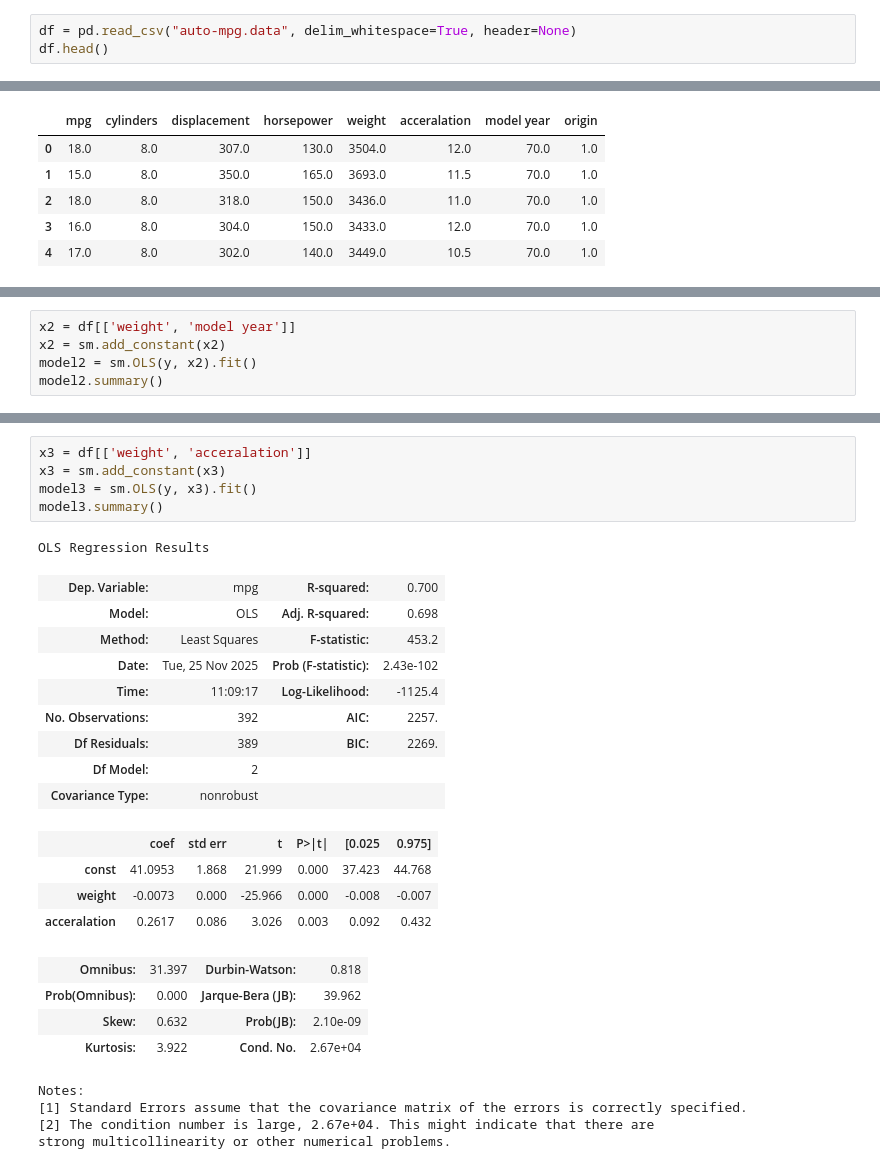
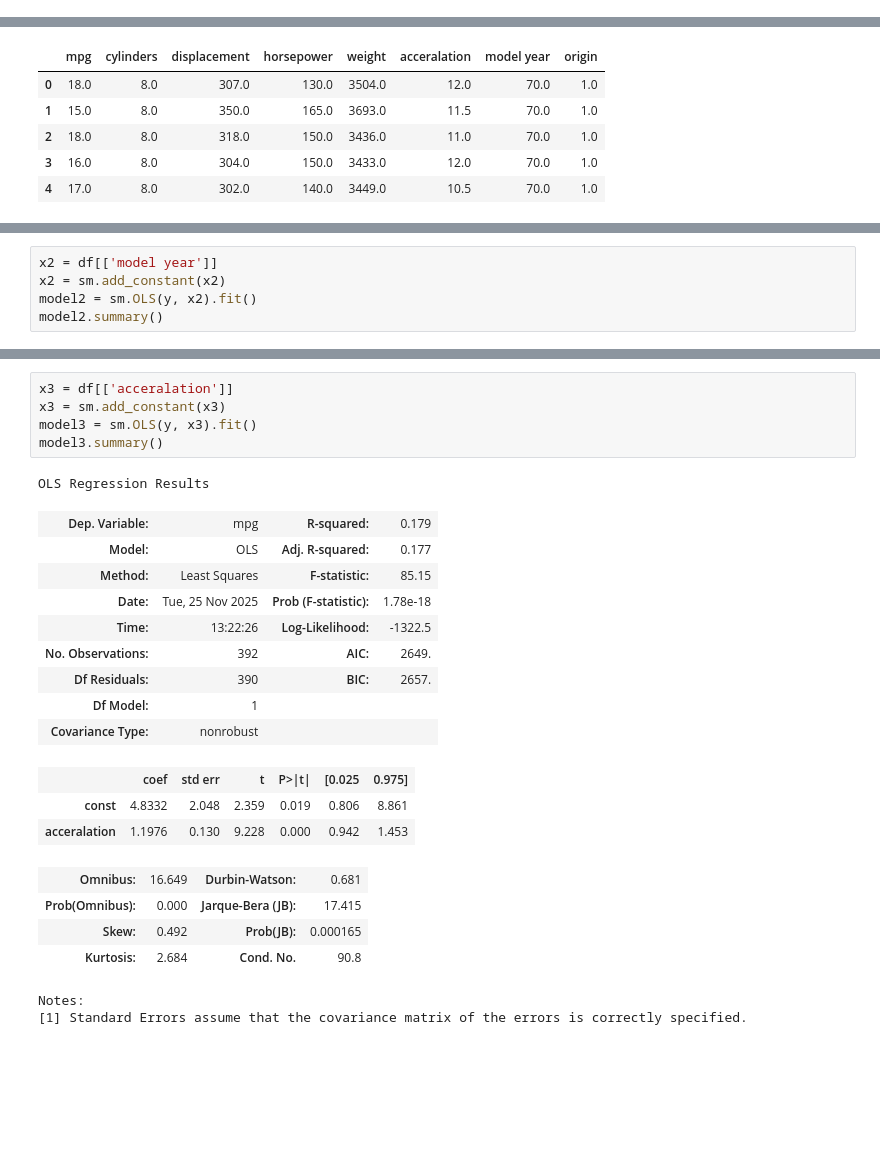
Before and after one commit to iszo369/Machine-learning, a Jupyter notebook: index.ipynb, the cells around one changed output, grey strips where cells are left out. Drawn from its saved outputs; the diff is of its cells as text; blank space fills up the shorter version.

Commit message:
build all possible models

```diff
--- a/index.ipynb
+++ b/index.ipynb
@@ -6,3 +6,0 @@ import matplotlib.pyplot as plt
-# %%
-df = pd.read_csv("auto-mpg.data", delim_whitespace=True, header=None)
-df.head()
@@ -118,7 +114,7 @@ Notes:
 [2] The condition number is large, 1.13e+04. This might indicate that there are
 strong multicollinearity or other numerical problems.
 # %%
-x2 = df[['weight', 'model year']]
+x2 = df[['model year']]
 x2 = sm.add_constant(x2)
 model2 = sm.OLS(y, x2).fit()
 model2.summary()
@@ -147,30 +142,27 @@ Notes:
 strong multicollinearity or other numerical problems.
 # %%
-x3 = df[['weight', 'acceralation']]
+x3 = df[['acceralation']]
 x3 = sm.add_constant(x3)
 model3 = sm.OLS(y, x3).fit()
 model3.summary()
 # %% [output]
 OLS Regression Results
-| Dep. Variable: | mpg | R-squared: | 0.700 |
-| Model: | OLS | Adj. R-squared: | 0.698 |
-| Method: | Least Squares | F-statistic: | 453.2 |
-| Date: | Tue, 25 Nov 2025 | Prob (F-statistic): | 2.43e-102 |
-| Time: | 11:09:17 | Log-Likelihood: | -1125.4 |
-| No. Observations: | 392 | AIC: | 2257. |
-| Df Residuals: | 389 | BIC: | 2269. |
-| Df Model: | 2 |  |  |
+| Dep. Variable: | mpg | R-squared: | 0.179 |
+| Model: | OLS | Adj. R-squared: | 0.177 |
+| Method: | Least Squares | F-statistic: | 85.15 |
+| Date: | Tue, 25 Nov 2025 | Prob (F-statistic): | 1.78e-18 |
+| Time: | 13:22:26 | Log-Likelihood: | -1322.5 |
+| No. Observations: | 392 | AIC: | 2649. |
+| Df Residuals: | 390 | BIC: | 2657. |
+| Df Model: | 1 |  |  |
 | Covariance Type: | nonrobust |  |  |
 |  | coef | std err | t | P>|t| | [0.025 | 0.975] |
-| const | 41.0953 | 1.868 | 21.999 | 0.000 | 37.423 | 44.768 |
-| weight | -0.0073 | 0.000 | -25.966 | 0.000 | -0.008 | -0.007 |
-| acceralation | 0.2617 | 0.086 | 3.026 | 0.003 | 0.092 | 0.432 |
+| const | 4.8332 | 2.048 | 2.359 | 0.019 | 0.806 | 8.861 |
+| acceralation | 1.1976 | 0.130 | 9.228 | 0.000 | 0.942 | 1.453 |
-| Omnibus: | 31.397 | Durbin-Watson: | 0.818 |
-| Prob(Omnibus): | 0.000 | Jarque-Bera (JB): | 39.962 |
-| Skew: | 0.632 | Prob(JB): | 2.10e-09 |
-| Kurtosis: | 3.922 | Cond. No. | 2.67e+04 |
+| Omnibus: | 16.649 | Durbin-Watson: | 0.681 |
+| Prob(Omnibus): | 0.000 | Jarque-Bera (JB): | 17.415 |
+| Skew: | 0.492 | Prob(JB): | 0.000165 |
+| Kurtosis: | 2.684 | Cond. No. | 90.8 |
 Notes:
 [1] Standard Errors assume that the covariance matrix of the errors is correctly specified.
-[2] The condition number is large, 2.67e+04. This might indicate that there are
-strong multicollinearity or other numerical problems.
 # %%
```
Also changed, not shown: parts of 14 cells of this notebook.
